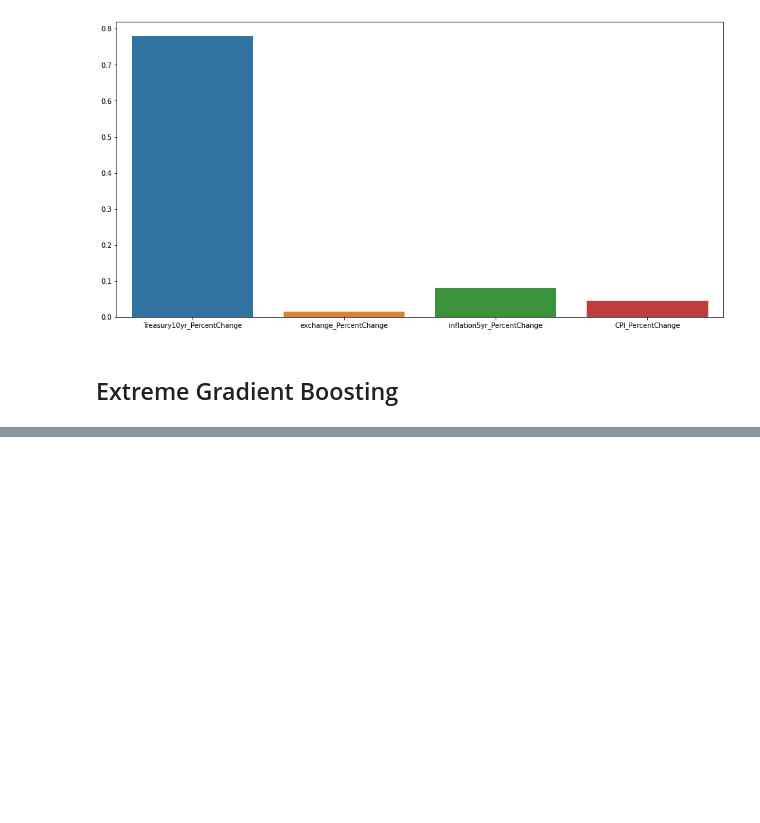
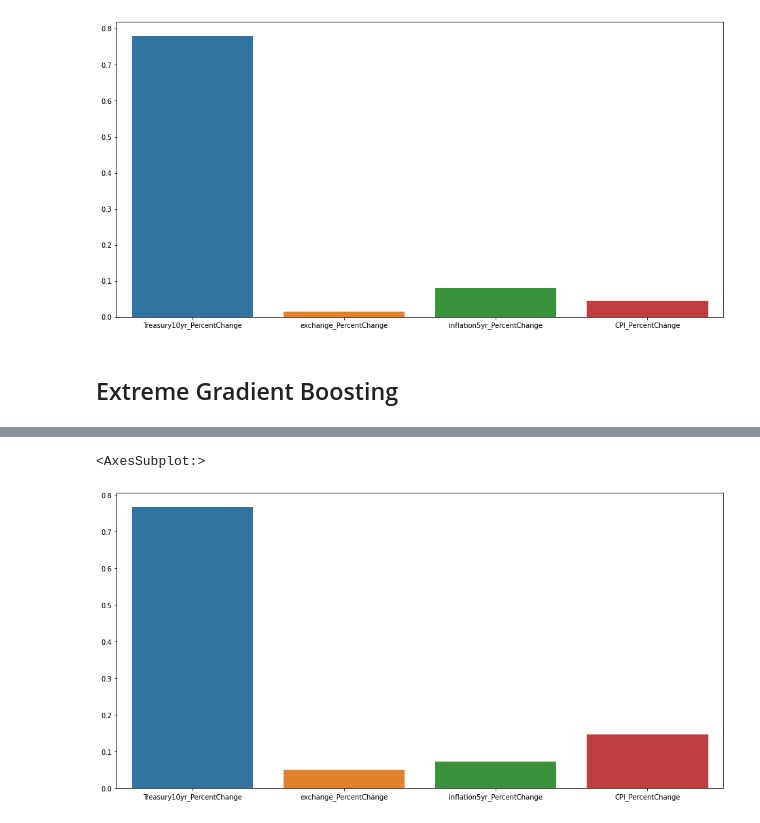
Before and after one commit to lu18cheng/pic16b_stock_analysis, a Jupyter notebook: code/analysis.ipynb, the cells around one changed output, grey strips where cells are left out. Drawn from its saved outputs; the diff is of its cells as text; code cells hidden in the pictures; blank space fills up the shorter version.

```diff
--- a/code/analysis.ipynb
+++ b/code/analysis.ipynb
@@ -453,0 +470,7 @@ plt.xlabel('year')
+# %%
+#permutation importance
+plt.figure(figsize = (16,8))
+sns.barplot(train_X.columns, permutation_importance(xgb2, train_X, train_y2)['importances_mean'])
+# %% [output]
+<AxesSubplot:>
+[figure, added]
```
Also changed, not shown: parts of 11 cells of this notebook.
